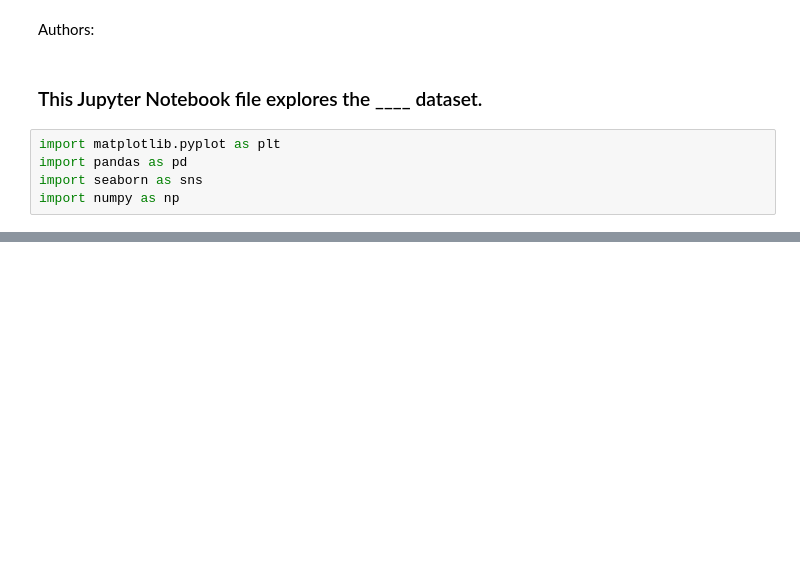
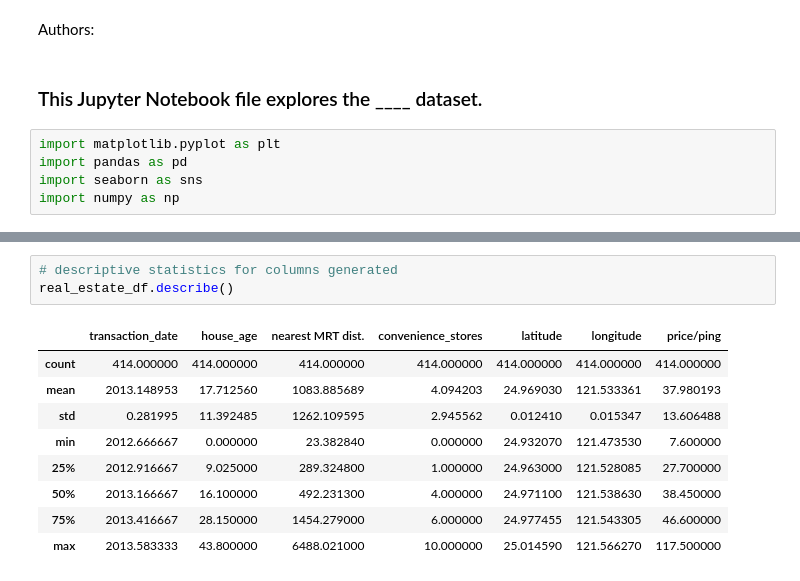
Before and after one commit to michaelgamstonNotts/ML_CW1, a Jupyter notebook: R_real_estate_datapreprocessing.ipynb, the cells around one changed output, grey strips where cells are left out. Cells and saved outputs as stored; diff of their text form; blank space fills up the shorter version.

```diff
--- a/R_real_estate_datapreprocessing.ipynb
+++ b/R_real_estate_datapreprocessing.ipynb
@@ -22,0 +59,13 @@ real_estate_df.head()
+# %%
+# descriptive statistics for columns generated
+real_estate_df.describe()
+# %% [output]
+|  | transaction_date | house_age | nearest MRT dist. | convenience_stores | latitude | longitude | price/ping |
+| count | 414.000000 | 414.000000 | 414.000000 | 414.000000 | 414.000000 | 414.000000 | 414.000000 |
+| mean | 2013.148953 | 17.712560 | 1083.885689 | 4.094203 | 24.969030 | 121.533361 | 37.980193 |
+| std | 0.281995 | 11.392485 | 1262.109595 | 2.945562 | 0.012410 | 0.015347 | 13.606488 |
+| min | 2012.666667 | 0.000000 | 23.382840 | 0.000000 | 24.932070 | 121.473530 | 7.600000 |
+| 25% | 2012.916667 | 9.025000 | 289.324800 | 1.000000 | 24.963000 | 121.528085 | 27.700000 |
+| 50% | 2013.166667 | 16.100000 | 492.231300 | 4.000000 | 24.971100 | 121.538630 | 38.450000 |
+| 75% | 2013.416667 | 28.150000 | 1454.279000 | 6.000000 | 24.977455 | 121.543305 | 46.600000 |
+| max | 2013.583333 | 43.800000 | 6488.021000 | 10.000000 | 25.014590 | 121.566270 | 117.500000 |
```
Also changed, not shown: parts of 10 cells of this notebook.
